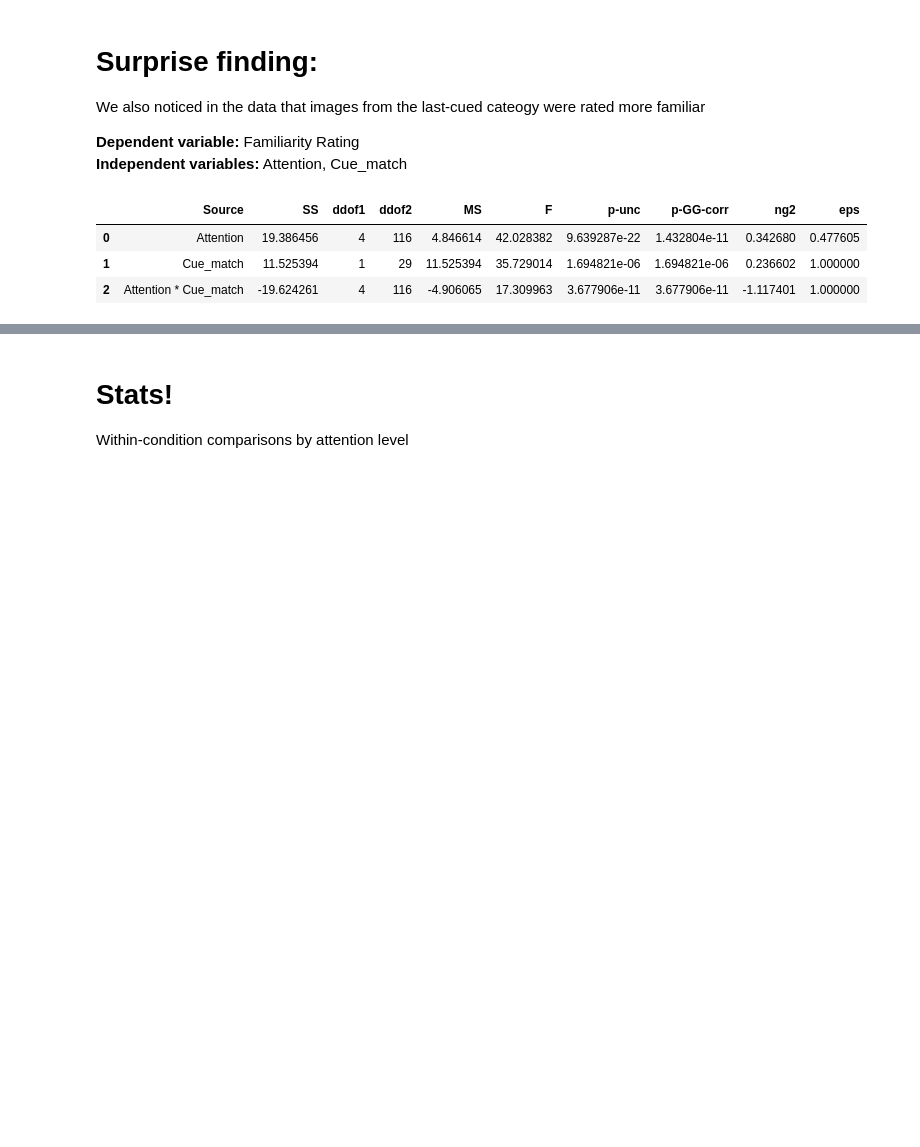
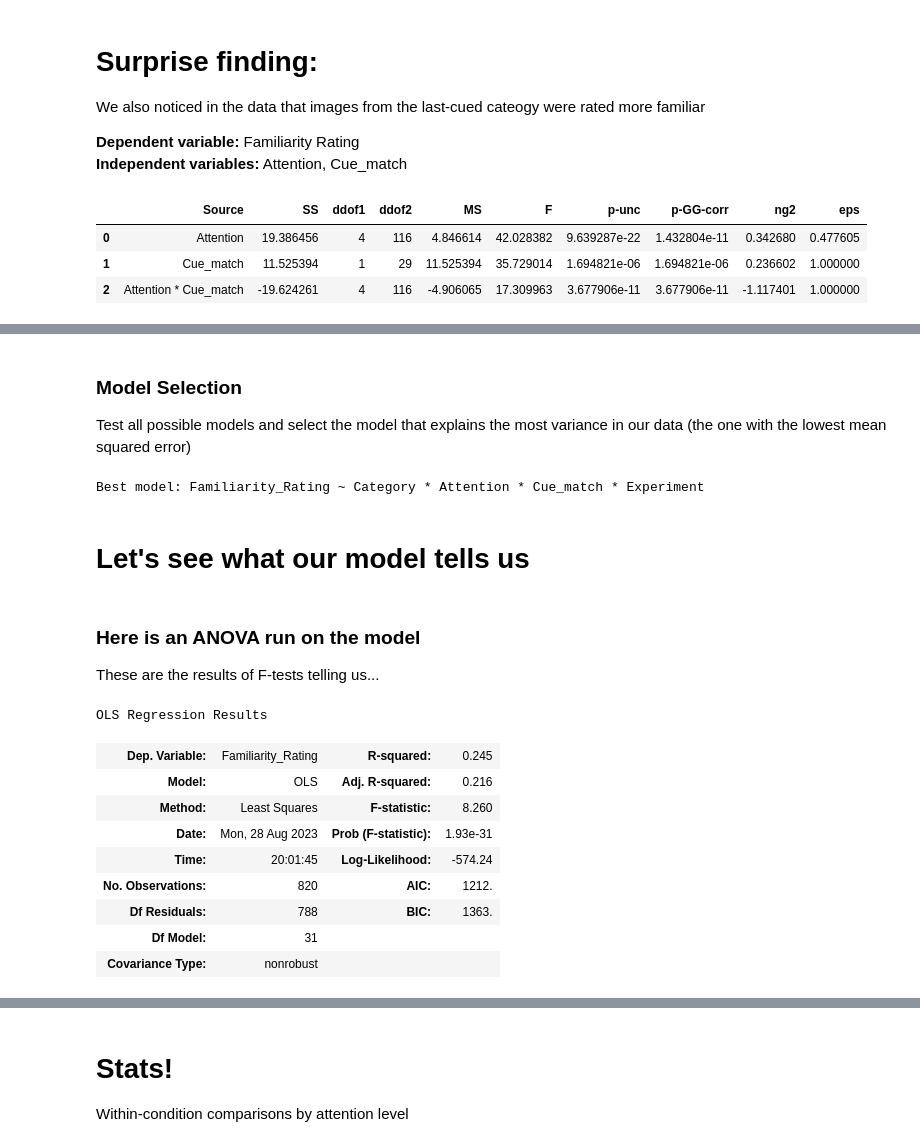
Before and after one commit to KirstensGitHub/attention-memory-task, a Jupyter notebook: code/analysis.ipynb, the cells around one changed output, grey strips where cells are left out. Cells and saved outputs as stored; diff of their text form; code cells hidden in the pictures; blank space fills up the shorter version.

```diff
--- a/code/analysis.ipynb
+++ b/code/analysis.ipynb
@@ -305,0 +320,4 @@ Since we discovered this effect with the cues, we did a second experiment to see
+# %% [markdown]
+### Model Selection
+
+Test all possible models and select the model that explains the most variance in our data (the one with the lowest mean squared error)
@@ -305,0 +330,65 @@ Since we discovered this effect with the cues, we did a second experiment to see
+# %%
+# group the data
+groups = ['Subject','Experiment','Category','Cue_match','Attention']
+data   = df[df['Trial Type']=='Memory'].groupby(groups,as_index=False).mean()
+
+# Define the dependent variable and independent variables
+dependent_variable = 'Familiarity_Rating'
+independent_variables = ['Category', 'Attention', 'Cue_match','Experiment']
+
+# Generate all possible combinations of independent variables (main effects)
+combinations = []
+for r in range(1, len(independent_variables) + 1):
+    combinations.extend(itertools.combinations(independent_variables, r))
+
+# Generate all possible combinations of interaction effects
+interaction_combinations = list(itertools.combinations(independent_variables, 2))
+
+# Combine main effects and interaction effects
+all_combinations = combinations + interaction_combinations
+
+# Initialize variables to track the best model
+best_model = None
+best_mse = float('inf')
+
+# Iterate through all combinations of independent variables
+for combo in all_combinations:
+    formula = f"{dependent_variable} ~ {' * '.join(combo)}"
+
+    # Fit the model
+    model = sm.OLS.from_formula(formula, data=data).fit()
+
+    # Calculate the Mean Squared Error (MSE)
+    predictions = model.predict(data)
+    mse = mean_squared_error(data[dependent_variable], predictions)
+
+    # Update best model if the current model is better
+    if mse < best_mse:
+        best_mse = mse
+        best_model = model
+        best_formula = formula
+
+# Print the best model summary
+print()
+print("Best model:", best_formula); print()
+# %% [output]
+Best model: Familiarity_Rating ~ Category * Attention * Cue_match * Experiment
+# %% [markdown]
+# Let's see what our model tells us
+# %% [markdown]
+### Here is an ANOVA run on the model
+These are the results of F-tests telling us...
+# %%
+summary = best_model.summary()
+summary.tables[0]
+# %% [output]
+OLS Regression Results
+| Dep. Variable: | Familiarity_Rating | R-squared: | 0.245 |
+| Model: | OLS | Adj. R-squared: | 0.216 |
+| Method: | Least Squares | F-statistic: | 8.260 |
+| Date: | Mon, 28 Aug 2023 | Prob (F-statistic): | 1.93e-31 |
+| Time: | 20:01:45 | Log-Likelihood: | -574.24 |
+| No. Observations: | 820 | AIC: | 1212. |
+| Df Residuals: | 788 | BIC: | 1363. |
+| Df Model: | 31 |  |  |
+| Covariance Type: | nonrobust |  |  |
```
Also changed, not shown: parts of 18 cells of this notebook.
